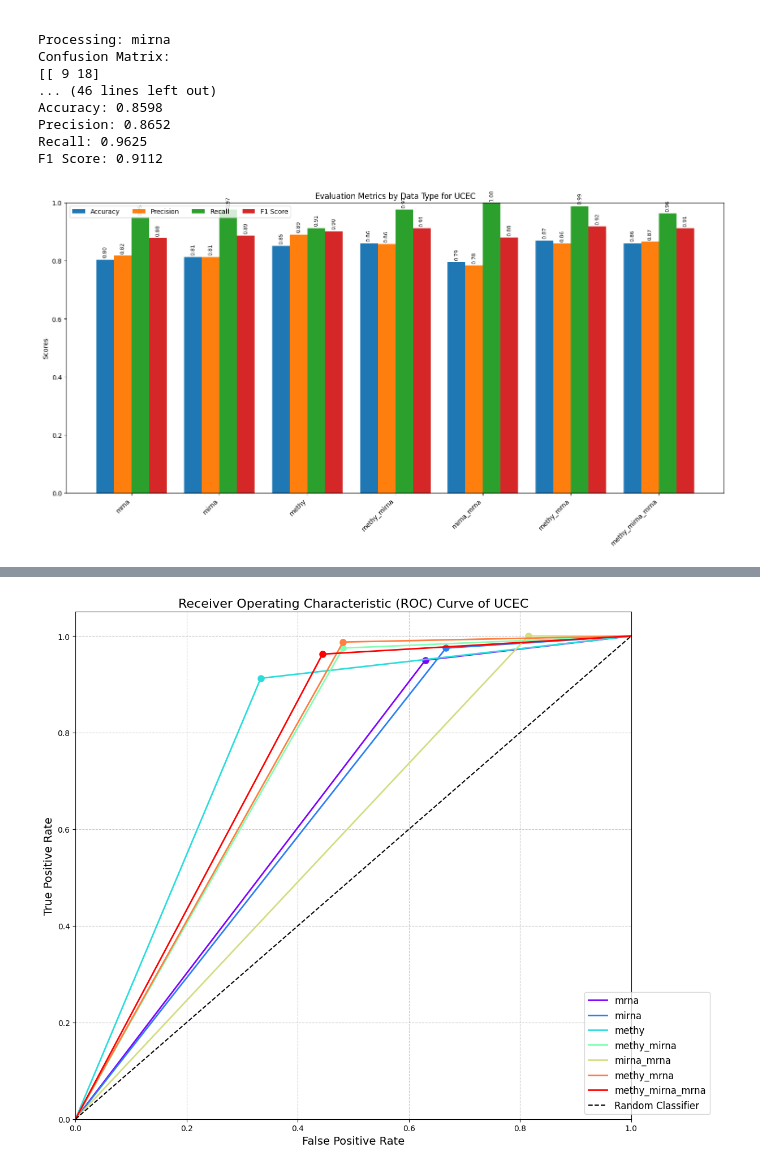
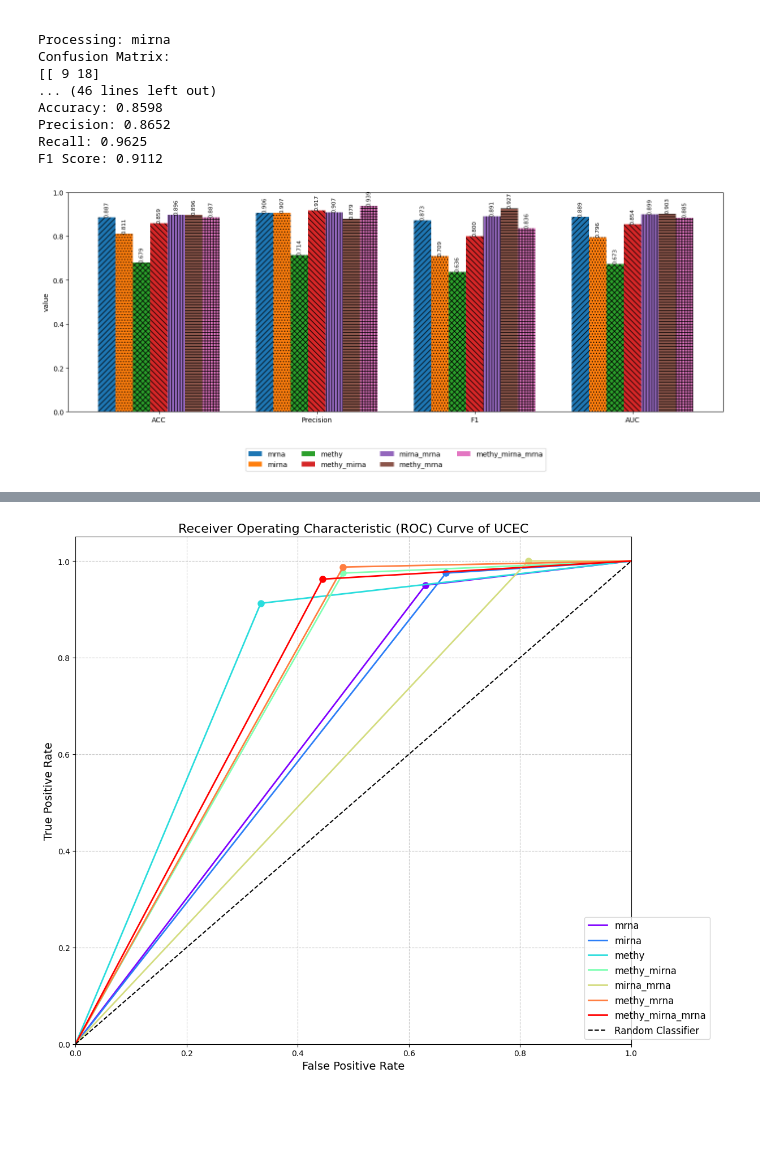
Before and after one commit to priyashdhakal/adomics, a Jupyter notebook: src/eveluation.ipynb, the cells around one changed output, grey strips where cells are left out. Saved outputs shown, nothing was run; the diff lists cells and outputs as text; code cells hidden in the pictures; blank space fills up the shorter version.

Commit message:
eveluation matrix graph updated

```diff
--- a/src/eveluation.ipynb
+++ b/src/eveluation.ipynb
@@ -129,51 +129,89 @@ def read_evaluation_results(file_path):
     with open(file_path, 'r') as file:
         for line in file:
             if line.startswith('Processing:'):
                 current_data_type = line.split(':')[1].strip()
                 results[current_data_type] = {}
             elif ':' in line:
                 metric, value = line.split(':')
                 metric = metric.strip()
                 if metric in ['Accuracy', 'Precision', 'Recall', 'F1 Score']:
                     results[current_data_type][metric] = float(value)
     return results
 
 # Path to the evaluation results file
 eval_folder = "evaluation_matrix"
-results_file = os.path.join(eval_folder, "evaluation_results_UCEC.txt")
+results_file = os.path.join(eval_folder, "evaluation_results_ROSMAP.txt")
 
 # Read the results
 results = read_evaluation_results(results_file)
 
 # Prepare data for plotting
 data_types = list(results.keys())
 metrics = ['Accuracy', 'Precision', 'Recall', 'F1 Score']
 
-x = np.arange(len(data_types))  # the label locations
-width = 0.2  # the width of the bars
-multiplier = 0
+# Set up the plot
+fig, ax = plt.subplots(figsize=(14, 6))
 
-fig, ax = plt.subplots(figsize=(15, 8))
+# Set the width of each bar and the positions of the bars
+width = 0.11
+x = np.arange(len(metrics))
 
-for metric in metrics:
-    offset = width * multiplier
-    rects = ax.bar(x + offset, [results[dt][metric] for dt in data_types], width, label=metric)
-    ax.bar_label(rects, fmt='{:.2f}', padding=3, rotation=90, fontsize=8)
-    multiplier += 1
+# Plot bars for each data type
+for i, data_type in enumerate(data_types):
+    values_for_type = [results[data_type][metric] for metric in metrics]
+    bars = ax.bar(x + i*width, values_for_type, width, label=data_type)
 
-# Add some text for labels, title and custom x-axis tick labels, etc.
-ax.set_ylabel('Scores')
-ax.set_title('Evaluation Metrics by Data Type for UCEC')
-ax.set_xticks(x + width * 1.5)
-ax.set_xticklabels(data_types, rotation=45, ha='right')
-ax.legend(loc='upper left', ncols=4)
-ax.set_ylim(0, 1)  # Set y-axis limit from 0 to 1
+    # Add value labels on top of each bar
+    for bar in bars:
+        height = bar.get_height()
+        ax.text(bar.get_x() + bar.get_width()/2., height,
+                f'{height:.3f}', ha='center', va='bottom', rotation=90, fontsize=8)
 
-# Adjust layout and display the plot
+# Customize the plot
+ax.set_ylabel('value')
+ax.set_ylim(0, 1.0)
+ax.set_xticks(x + width * 3)
+ax.set_xticklabels(['ACC', 'Precision', 'F1', 'AUC'])
+ax.legend(loc='upper center', bbox_to_anchor=(0.5, -0.15), ncol=4)
+
+# Use different patterns for the bars
+patterns = ['///', '...', 'xxx', '\\\\\\', '|||', '---', '+++']
+for i, bar in enumerate(ax.patches):
+    bar.set_hatch(patterns[i // len(metrics)])
+
 plt.tight_layout()
-plt.savefig(os.path.join(eval_folder, 'evaluation_metrics_UCEC.png'), dpi=300, bbox_inches='tight')
+plt.savefig(os.path.join(eval_folder, 'evaluation_metrics_ROSMAP_new.png'), dpi=300, bbox_inches='tight')
 plt.show()
 
-print(f"Bar graph has been saved as 'evaluation_metrics_comparison.png' in the {eval_folder} folder.")
+print(f"Bar graph has been saved as 'evaluation_metrics.png' in the {eval_folder} folder.")
+
+
+
+# x = np.arange(len(data_types))  # the label locations
+# width = 0.2  # the width of the bars
+# multiplier = 0
+
+# fig, ax = plt.subplots(figsize=(15, 8))
+
+# for metric in metrics:
+#     offset = width * multiplier
+#     rects = ax.bar(x + offset, [results[dt][metric] for dt in data_types], width, label=metric)
+#     ax.bar_label(rects, fmt='{:.2f}', padding=3, rotation=90, fontsize=8)
+#     multiplier += 1
+
+# # Add some text for labels, title and custom x-axis tick labels, etc.
+# ax.set_ylabel('Scores')
+# ax.set_title('Evaluation Metrics by Data Type for UCEC')
+# ax.set_xticks(x + width * 1.5)
+# ax.set_xticklabels(data_types, rotation=45, ha='right')
+# ax.legend(loc='upper left', ncols=4)
+# ax.set_ylim(0, 1)  # Set y-axis limit from 0 to 1
+
+# # Adjust layout and display the plot
+# plt.tight_layout()
+# plt.savefig(os.path.join(eval_folder, 'evaluation_metrics_UCEC.png'), dpi=300, bbox_inches='tight')
+# plt.show()
+
+# print(f"Bar graph has been saved as 'evaluation_metrics_comparison.png' in the {eval_folder} folder.")
 # %% [output]
-[figure, old version]
+[figure, new version]
```
Also changed, not shown: parts of 3 cells of this notebook.
